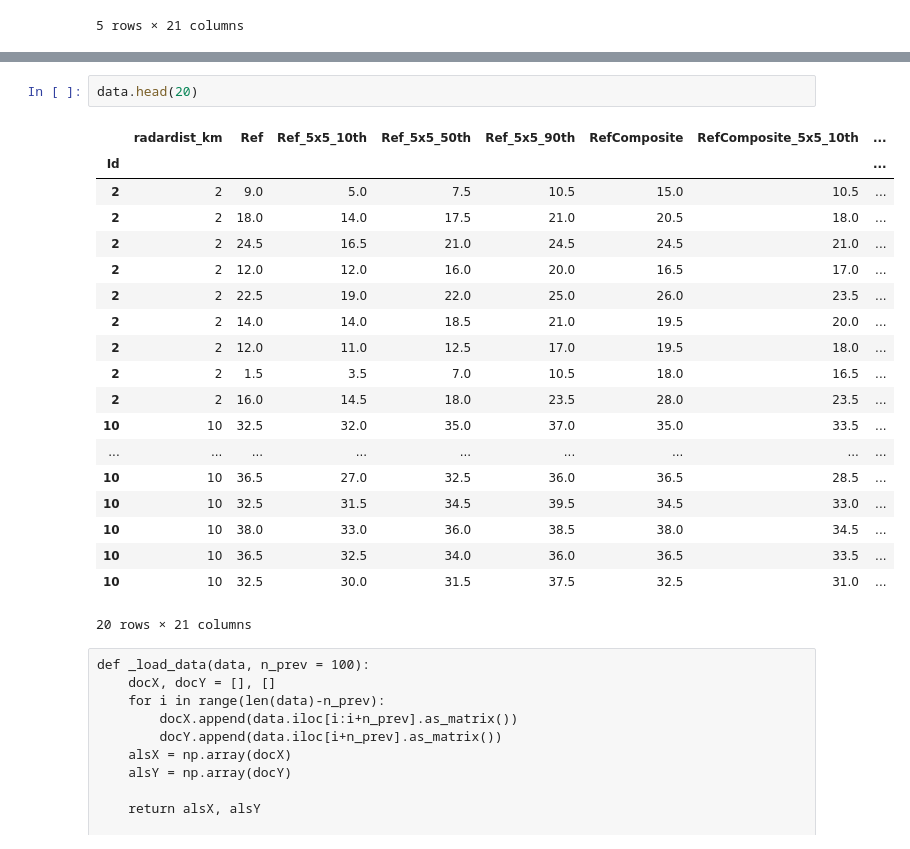
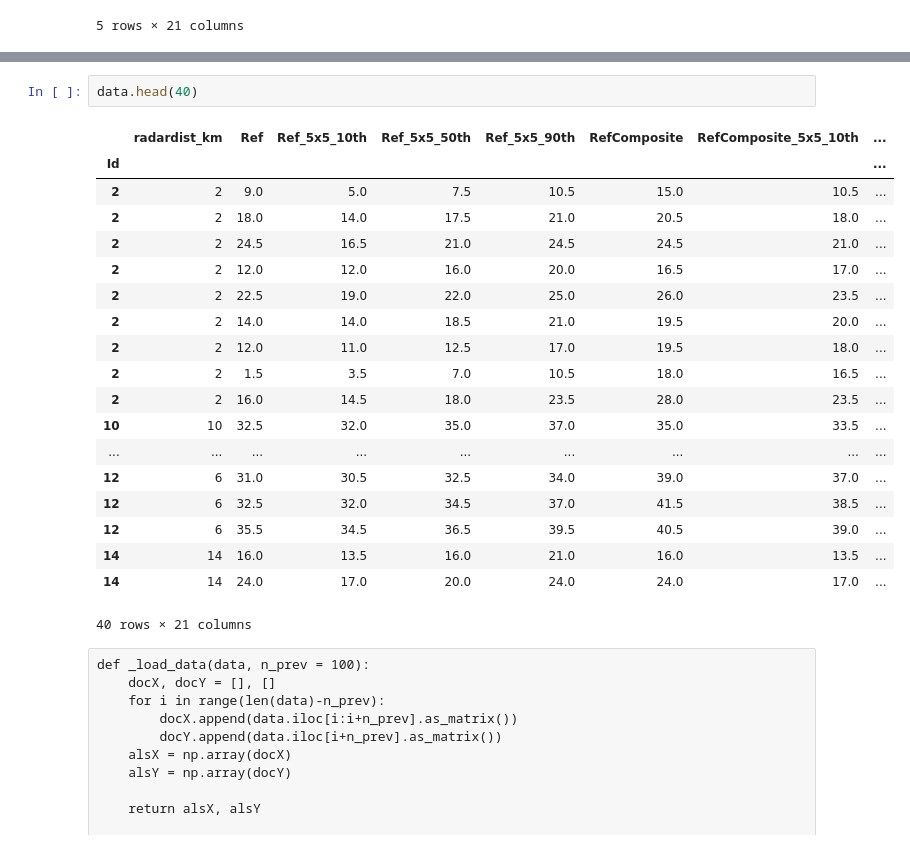
Before and after one commit to ToqueWillot/M2DAC, a Jupyter notebook: FDMS/TME3/Kaggle_rain-Copy4_from2.ipynb, the cells around one changed output, grey strips where cells are left out. Saved outputs shown, nothing was run; the diff lists cells and outputs as text.

```diff
--- a/FDMS/TME3/Kaggle_rain-Copy4_from2.ipynb
+++ b/FDMS/TME3/Kaggle_rain-Copy4_from2.ipynb
@@ -161,25 +245,25 @@ data.head(5)
 # %%
-data.head(20)
+data.head(40)
 # %% [output]
 |  | radardist_km | Ref | Ref_5x5_10th | Ref_5x5_50th | Ref_5x5_90th | RefComposite | RefComposite_5x5_10th | ... |
 | Id |  |  |  |  |  |  |  | ... |
 | 2 | 2 | 9.0 | 5.0 | 7.5 | 10.5 | 15.0 | 10.5 | ... |
 | 2 | 2 | 18.0 | 14.0 | 17.5 | 21.0 | 20.5 | 18.0 | ... |
 | 2 | 2 | 24.5 | 16.5 | 21.0 | 24.5 | 24.5 | 21.0 | ... |
 | 2 | 2 | 12.0 | 12.0 | 16.0 | 20.0 | 16.5 | 17.0 | ... |
 | 2 | 2 | 22.5 | 19.0 | 22.0 | 25.0 | 26.0 | 23.5 | ... |
 | 2 | 2 | 14.0 | 14.0 | 18.5 | 21.0 | 19.5 | 20.0 | ... |
 | 2 | 2 | 12.0 | 11.0 | 12.5 | 17.0 | 19.5 | 18.0 | ... |
 | 2 | 2 | 1.5 | 3.5 | 7.0 | 10.5 | 18.0 | 16.5 | ... |
 | 2 | 2 | 16.0 | 14.5 | 18.0 | 23.5 | 28.0 | 23.5 | ... |
 | 10 | 10 | 32.5 | 32.0 | 35.0 | 37.0 | 35.0 | 33.5 | ... |
 | ... | ... | ... | ... | ... | ... | ... | ... | ... |
-| 10 | 10 | 36.5 | 27.0 | 32.5 | 36.0 | 36.5 | 28.5 | ... |
-| 10 | 10 | 32.5 | 31.5 | 34.5 | 39.5 | 34.5 | 33.0 | ... |
-| 10 | 10 | 38.0 | 33.0 | 36.0 | 38.5 | 38.0 | 34.5 | ... |
-| 10 | 10 | 36.5 | 32.5 | 34.0 | 36.0 | 36.5 | 33.5 | ... |
-| 10 | 10 | 32.5 | 30.0 | 31.5 | 37.5 | 32.5 | 31.0 | ... |
+| 12 | 6 | 31.0 | 30.5 | 32.5 | 34.0 | 39.0 | 37.0 | ... |
+| 12 | 6 | 32.5 | 32.0 | 34.5 | 37.0 | 41.5 | 38.5 | ... |
+| 12 | 6 | 35.5 | 34.5 | 36.5 | 39.5 | 40.5 | 39.0 | ... |
+| 14 | 14 | 16.0 | 13.5 | 16.0 | 21.0 | 16.0 | 13.5 | ... |
+| 14 | 14 | 24.0 | 17.0 | 20.0 | 24.0 | 24.0 | 17.0 | ... |
-20 rows × 21 columns
+40 rows × 21 columns
 # %% [raw]
 def _load_data(data, n_prev = 100):
     docX, docY = [], []
```
Also changed, not shown: parts of 29 cells of this notebook, 3 other files.
